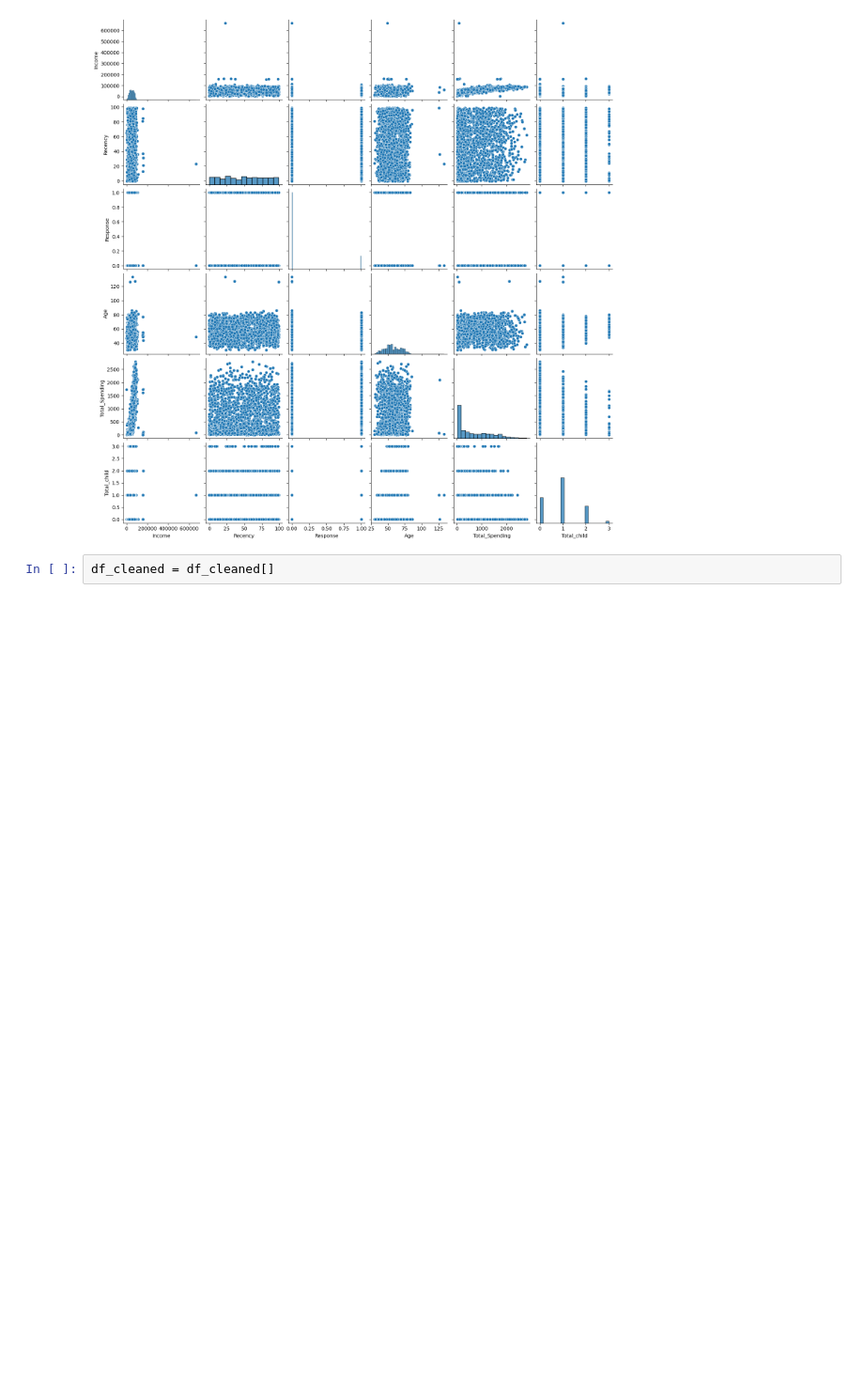
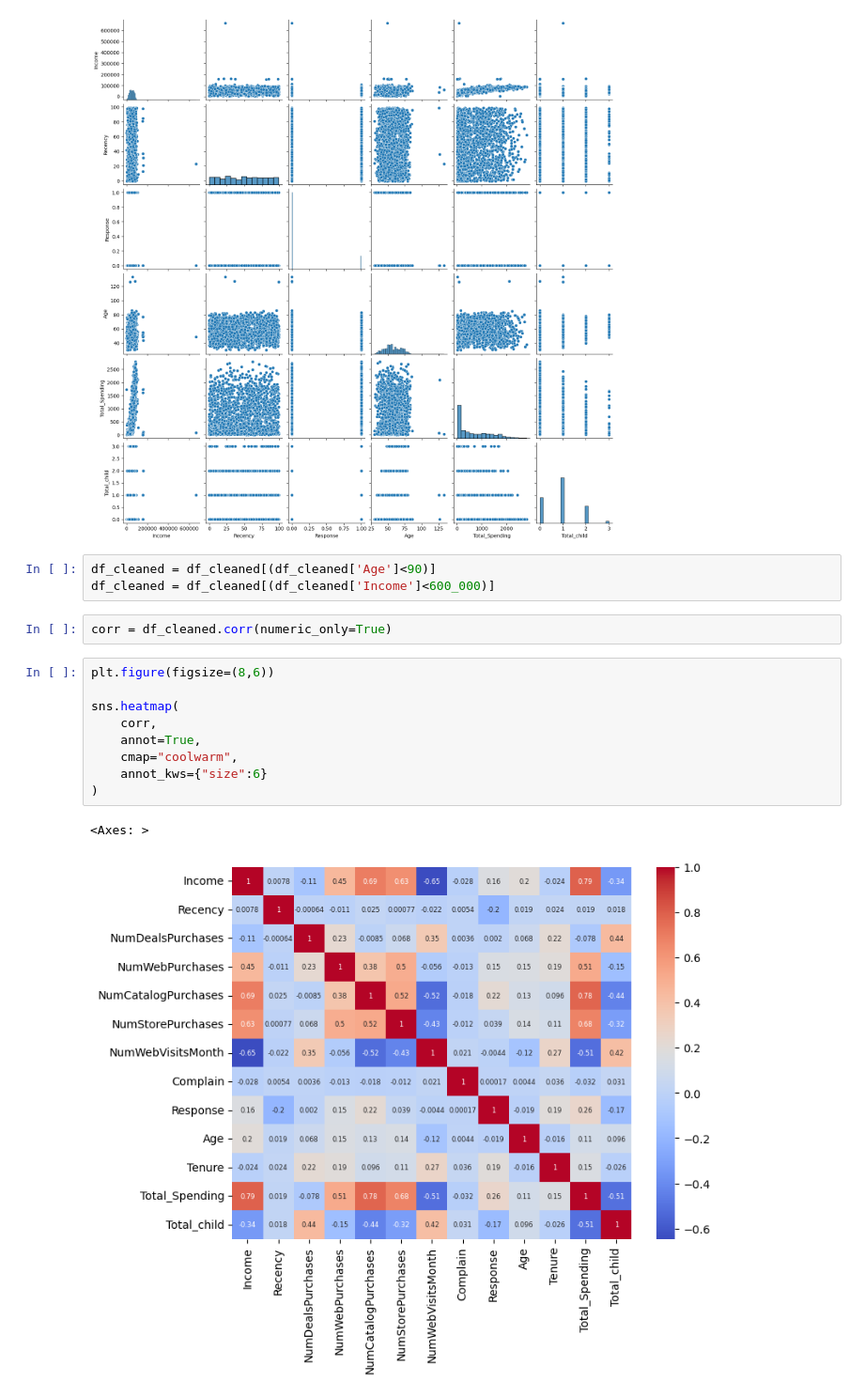
Before and after one commit to VengurlekarMayuresh/Machine-Learning, a Jupyter notebook: Project Unsupervised/Project.ipynb, the cells around one changed output. Shown at 94% size. Drawn from its saved outputs; the diff is of its cells as text; blank space fills up the shorter version.

Commit message:
heatmap

```diff
--- a/Project Unsupervised/Project.ipynb
+++ b/Project Unsupervised/Project.ipynb
@@ -219,4 +219,19 @@ sns.pairplot(df_cleaned[cols])
 <seaborn.axisgrid.PairGrid at 0x...>
 [figure]
 # %%
-df_cleaned = df_cleaned[]
+df_cleaned = df_cleaned[(df_cleaned['Age']<90)]
+df_cleaned = df_cleaned[(df_cleaned['Income']<600_000)]
+# %%
+corr = df_cleaned.corr(numeric_only=True)
+# %%
+plt.figure(figsize=(8,6))
+
+sns.heatmap(
+    corr,
+    annot=True,
+    cmap="coolwarm",
+    annot_kws={"size":6}
+)
+# %% [output]
+<Axes: >
+[figure, added]
```
Also changed, not shown: 1 other file.
